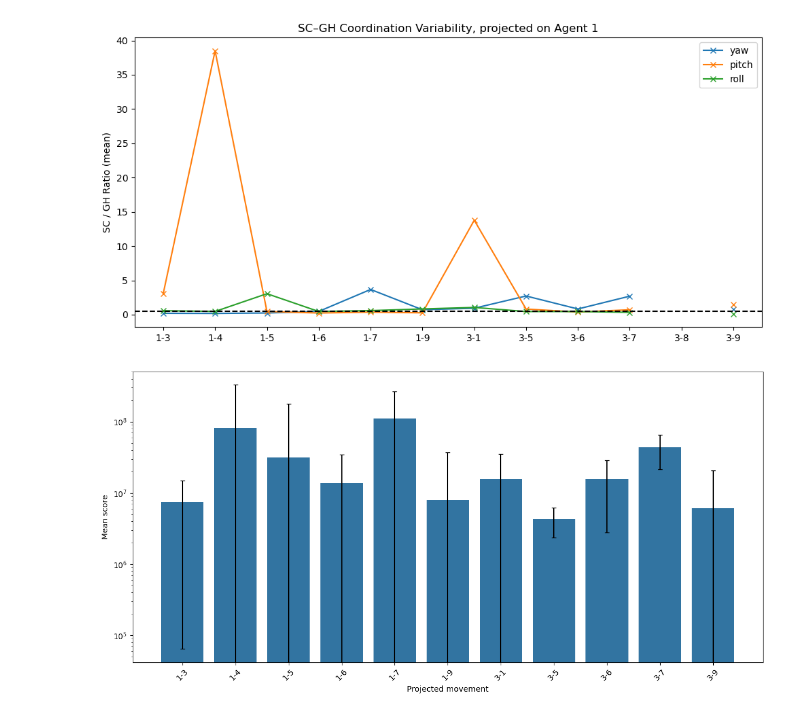
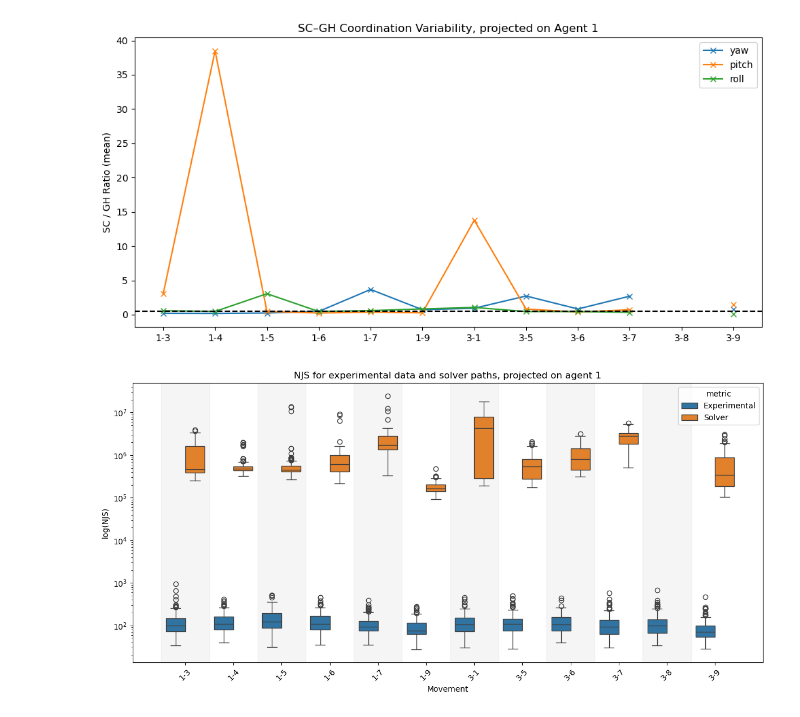
Before and after one commit to bj1110/Masterarbeit, a Jupyter notebook: eval/simdata_eval.ipynb, the cells around one changed output. Drawn from its saved outputs; the diff is of its cells as text; code cells hidden in the pictures.

```diff
--- a/eval/simdata_eval.ipynb
+++ b/eval/simdata_eval.ipynb
@@ -43,7 +43,7 @@ for file in data_dir.iterdir():
         "converged": data["trajectory"] is not None,
         "NJS": info.get("NJS"),
         "EE_NJS": info.get("Endeffector_NJS"),
-        "Solution_EE_NJS": info.get("Calculated_EE_NJS")
+        "Solution_EE_NJS": info.get("Calculated_EE_NJS"),
     }
 
     traj = data["trajectory"]
@@ -59,6 +59,18 @@ for file in data_dir.iterdir():
         for joint, s, e in zip(joints, start_pos, end_pos):
             row[f"{joint}_disp"] = e - s
 
+        joint_vels = {j: [] for j in joints}
+
+        for p in points:
+            vels = p.get("velocities", [])
+
+            for j, v in zip(joints, vels):
+                joint_vels[j].append(v)
+
+        # store in row
+        for j in joints:
+            row[f"{j}_vel"] = joint_vels[j]
+
     rows.append(row)
 
 
@@ -586,61 +587,57 @@ plt.show()
 # %%
 rows = []
 
 for movement, group in df.groupby("projected_movement"):
 
-    rows.append({
-        "projected_movement": movement,
-        "metric": "EE_NJS",
-        "mean": group["EE_NJS"].mean(),
-        "std": group["EE_NJS"].std()
-    })
+    # EE_NJS (all runs)
+    for v in group["EE_NJS"].dropna():
+        rows.append({
+            "projected_movement": movement,
+            "metric": "EE_NJS",
+            "value": v
+        })
 
+    # NJS (only converged)
     converged = group[group["converged"]]
+    for v in converged["Solution_EE_NJS"].dropna():
+        rows.append({
+            "projected_movement": movement,
+            "metric": "Solution_EE_NJS",
+            "value": v
+        })
 
-    rows.append({
-        "projected_movement": movement,
-        "metric": "NJS",
-        "mean": converged["NJS"].mean(),
-        "std": converged["NJS"].std()
-    })
+metric_labels = {
+    "EE_NJS": "Experimental",
+    "Solution_EE_NJS": "Solver"
+}
 
 
-stats = (
-    df[df["converged"]]
-    .groupby("projected_movement")
-    .agg(
-        mean=("NJS", "mean"),
-        std=("NJS", "std"),
-        n=("NJS", "count")
-    )
-    .reset_index()
-)
+long_df = pd.DataFrame(rows)
+long_df["metric"] = long_df["metric"].map(metric_labels)
 
 plt.figure(figsize=(12, 6))
 
-ax = sns.barplot(
-    data=stats,
+ax = sns.boxplot(
+    data=long_df,
     x="projected_movement",
-    y="mean",
-    errorbar=None
+    y="value",
+    hue="metric",
+    showfliers=True
 )
+
 ax.set_yscale("log")
-for patch, (_, row) in zip(ax.patches, stats.iterrows()):
 
-    x = patch.get_x() + patch.get_width()/2
-    y = patch.get_height()
+x_labels = sorted(long_df["projected_movement"].unique())
+for i, m in enumerate(x_labels):
+    if i % 2 == 0:
+        ax.axvspan(i - 0.5, i + 0.5, color="gray", alpha=0.08)
 
-    ax.errorbar(
-        x,
-        y,
-        yerr=row["std"],
-        fmt="none",
-        color="black",
-        capsize=3
-    )
-plt.ylabel("Mean score")
-plt.xlabel("Projected movement")
+plt.ylabel("log(NJS)")
+plt.xlabel("Movement")
 plt.xticks(rotation=45)
+plt.title("NJS for experimental data and solver paths, projected on agent 1")
+
 plt.tight_layout()
+plt.show()
 # %% [output]
-[figure, old version]
+[figure, new version]
```
Also changed, not shown: parts of 10 cells of this notebook, 1 other file.
